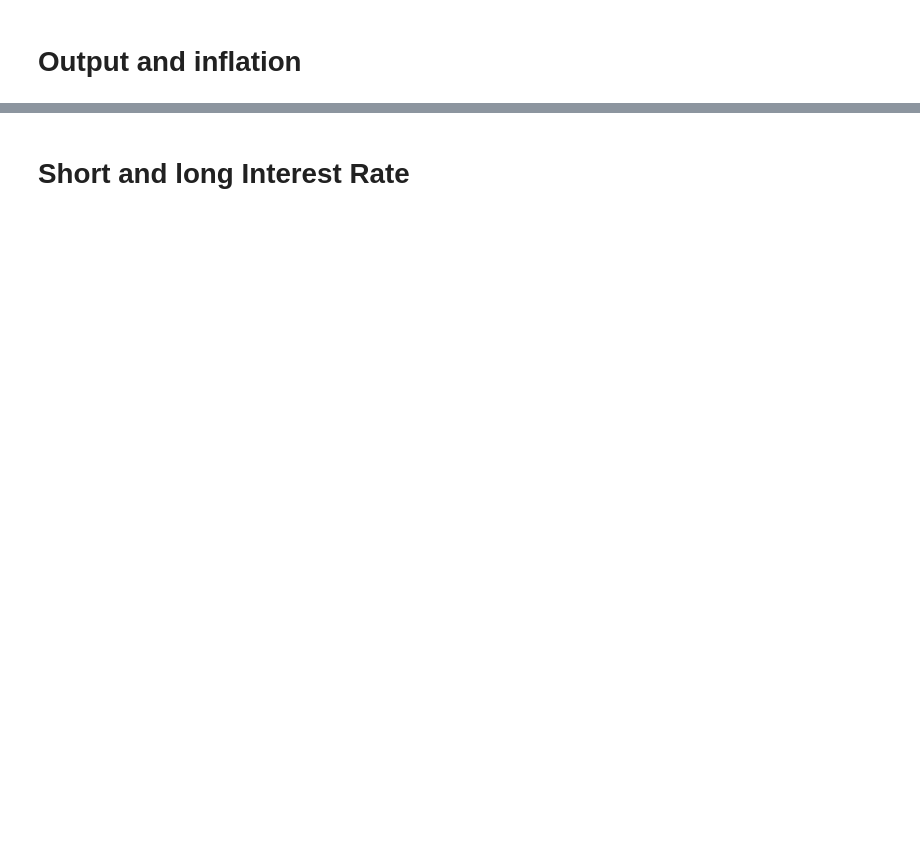
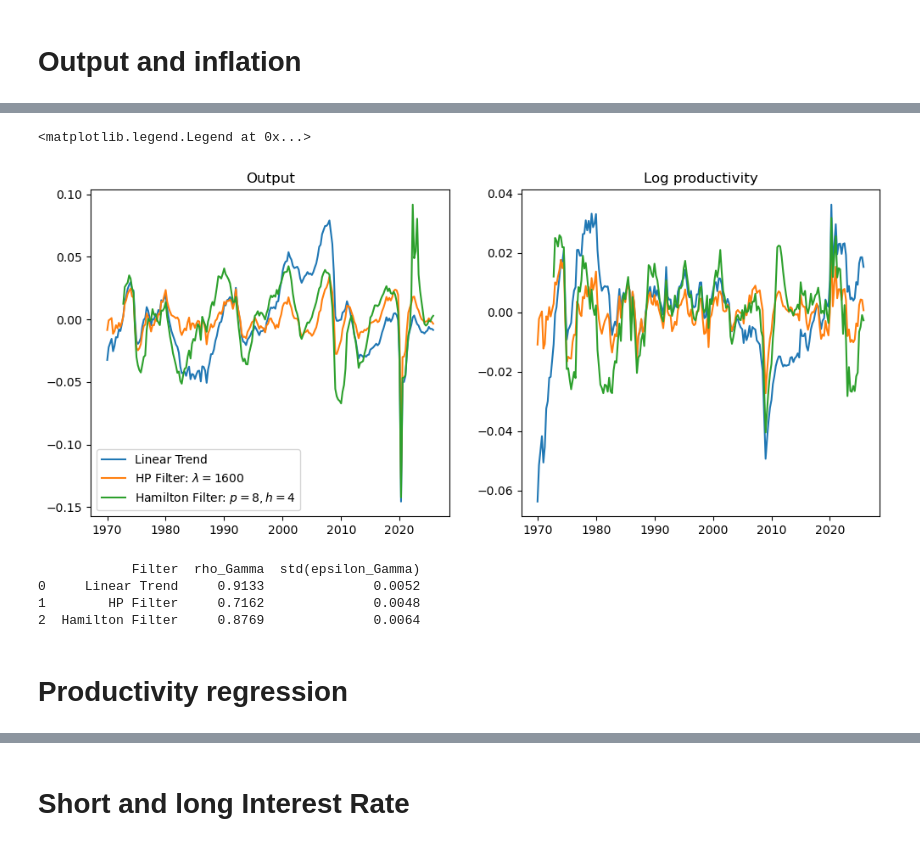
Before and after one commit to qxb650/GlobalRANK, a Jupyter notebook: AWMD/data.ipynb, the cells around one changed output, grey strips where cells are left out. Drawn from its saved outputs; the diff is of its cells as text; code cells hidden in the pictures; blank space fills up the shorter version.

```diff
--- a/AWMD/data.ipynb
+++ b/AWMD/data.ipynb
@@ -40,0 +65,72 @@ ax[1,1].plot(pi)
+# %%
+f, ax = plt.subplots(1,2,figsize=(12,5))
+
+ax[0].set_title('Output')
+ax[0].plot(Y_dev.index, Y_dev, label='Linear Trend')
+ax[0].plot(Y_dev.index, Y_dev_hp, label='HP Filter: $\lambda = 1600$')
+ax[0].plot(Y_dev.index, Y_dev_ha, label='Hamilton Filter: $p=8, h=4$')
+
+ax[0].legend()
+
+ax[1].set_title('Log productivity')
+ax[1].plot(ln_Gamma_cycle.index, ln_Gamma_cycle, label='Linear Trend')
+ax[1].plot(ln_Gamma_cycle.index, ln_Gamma_dev_hp, label='HP Filter: $\lambda = 1600$')
+ax[1].plot(ln_Gamma_cycle.index, ln_Gamma_dev_ha, label='Hamilton Filter: $p=8, h=4$')
+
+ax[0].legend()
+# %% [output]
+<matplotlib.legend.Legend at 0x...>
+[figure, added]
+# %%
+import pandas as pd
+import numpy as np
+import statsmodels.api as sm
+
+def to_series(x):
+    """
+    Konverter numpy array / DataFrame / Series til pandas Series
+    """
+    if isinstance(x, pd.DataFrame):
+        return x.squeeze()
+    elif isinstance(x, pd.Series):
+        return x
+    else:
+        return pd.Series(np.asarray(x).squeeze())
+
+series_dict = {
+    'Linear Trend': to_series(ln_Gamma_cycle),
+    'HP Filter': to_series(ln_Gamma_dev_hp),
+    'Hamilton Filter': to_series(ln_Gamma_dev_ha)
+}
+
+results = []
+
+for name, s in series_dict.items():
+
+    s = s.dropna().reset_index(drop=True)
+
+    # AR(1):
+    y = s.iloc[1:]
+    x = s.shift(1).iloc[1:]
+
+    model = sm.OLS(y, x).fit()
+
+    rho_gamma = model.params.iloc[0]
+    sigma_eps = model.resid.std()
+
+    results.append({
+        'Filter': name,
+        'rho_Gamma': rho_gamma,
+        'std(epsilon_Gamma)': sigma_eps
+    })
+
+results_df = pd.DataFrame(results)
+
+print(results_df.round(4))
+# %% [output]
+            Filter  rho_Gamma  std(epsilon_Gamma)
+0     Linear Trend     0.9133              0.0052
+1        HP Filter     0.7162              0.0048
+2  Hamilton Filter     0.8769              0.0064
+# %% [markdown]
+# Productivity regression
```
Also changed, not shown: parts of 24 cells of this notebook, 48 other files.
